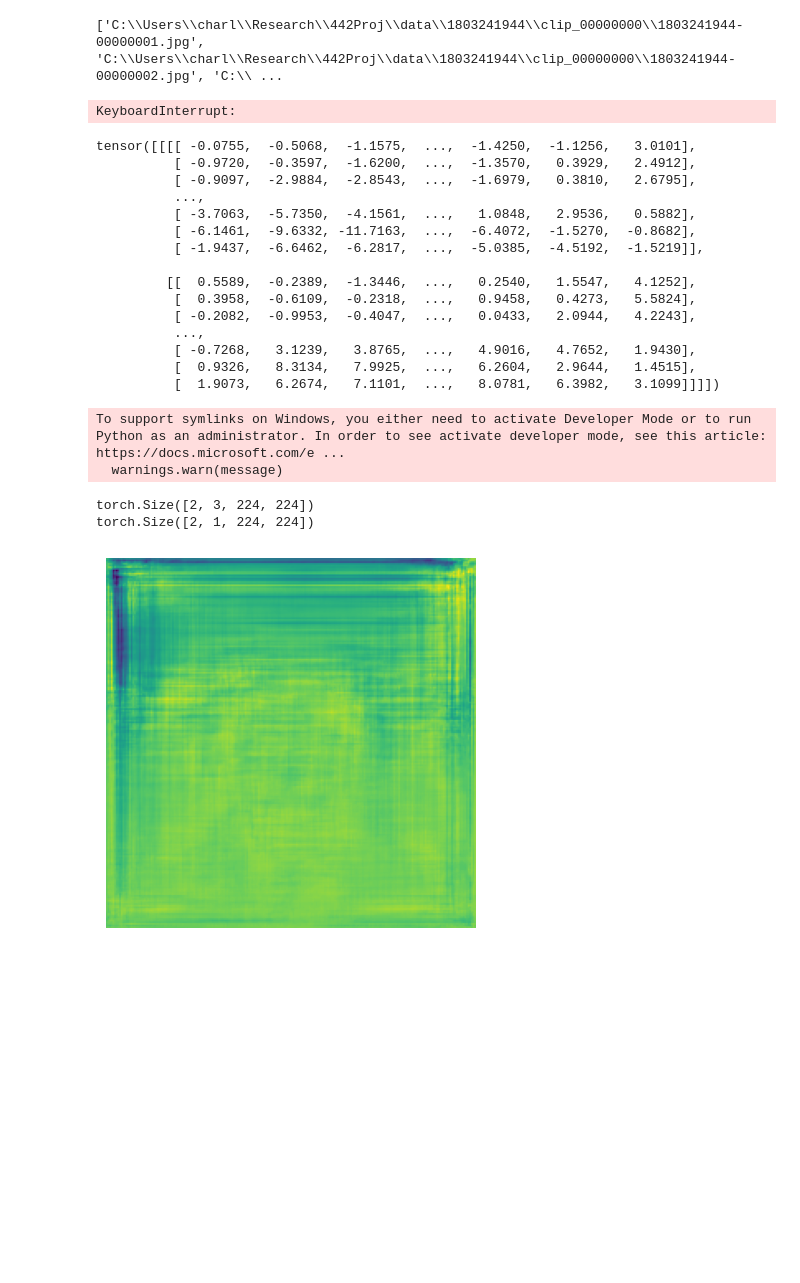
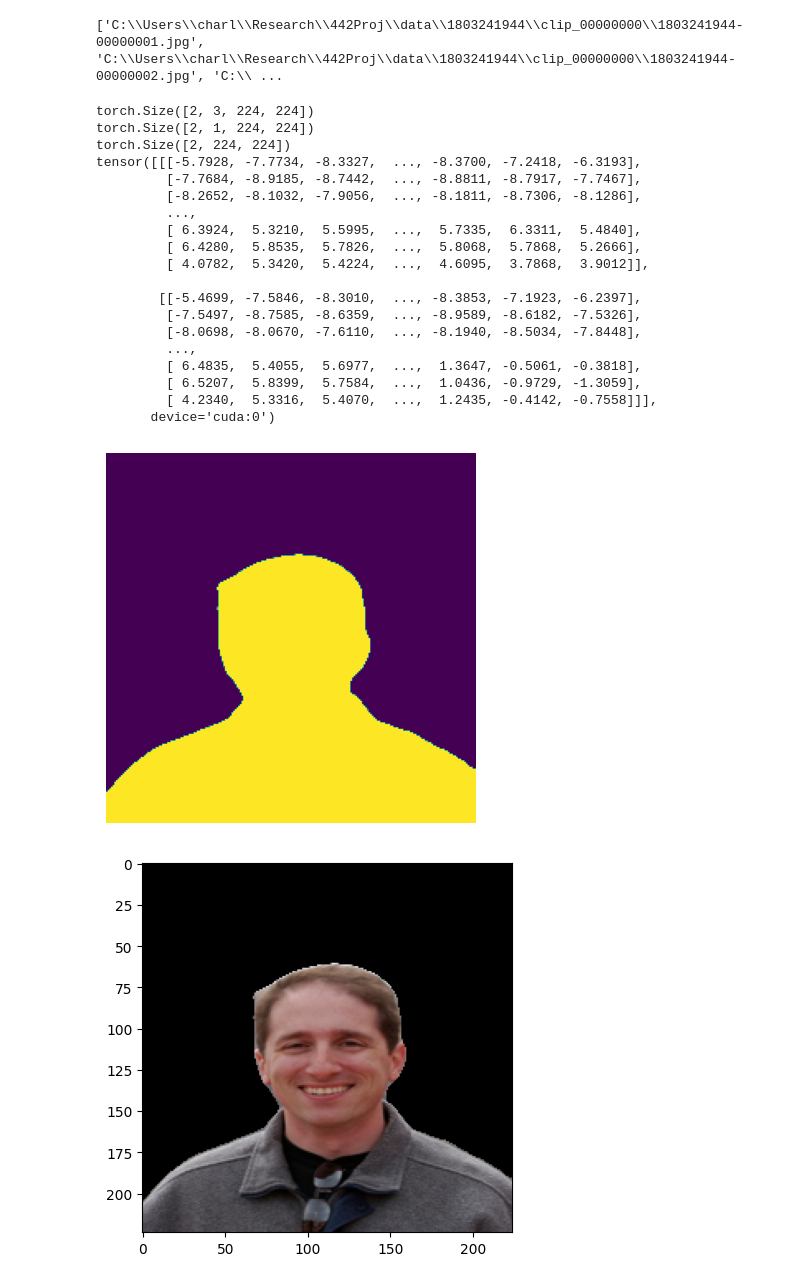
Before and after one commit to charles-pyj/pretrained-backbones-unet, a Jupyter notebook: model.ipynb, the cells around one changed output. Drawn from its saved outputs; the diff is of its cells as text; code cells hidden in the pictures; blank space fills up the shorter version.

```diff
--- a/model.ipynb
+++ b/model.ipynb
@@ -41,6 +54,7 @@ from torchvision import transforms
 ['convnext_atto', 'convnext_atto_ols', 'convnext_base', 'convnext_base_384_in22ft1k', 'convnext_base_in22ft1k', 'convnext_base_in22k', 'convnext_femto', 'convnext_femto_ols', 'convnext_large', 'convne ...
 # %%
 print(os.getcwd())
+backbone_name = "convnext_base"
 # %% [output]
 c:\Users\charl\Research\442Proj\pretrained-backbones-unet
 # %%
@@ -49,7 +63,7 @@ print(timm.list_models())
 ['bat_resnext26ts', 'beit_base_patch16_224', 'beit_base_patch16_384', 'beit_large_patch16_224', 'beit_large_patch16_384', 'beit_large_patch16_512', 'beitv2_base_patch16_224', 'beitv2_large_patch16_224 ...
 # %%
 model = Unet(
-    backbone='convnext_base', # backbone network name
+    backbone=backbone_name, # backbone network name
     in_channels=3,            # input channels (1 for gray-scale images, 3 for RGB, etc.)
     num_classes=1,            # output channels (number of classes in your dataset)
 )
@@ -112,7 +126,7 @@ trainer = Trainer(
     model,                    # UNet model with pretrained backbone
     criterion=DiceLoss(),     # loss function for model convergence
     optimizer=optimizer,      # optimizer for regularization
-    epochs=10                 # number of epochs for model training
+    epochs=2                # number of epochs for model training
 )
 # %% [output]
 ['1803241944-00000001.png', '1803241944-00000002.png', '1803241944-00000006.png', '1803241944-00000007.png', '1803241944-00000012.png', '1803241944-00000017.png', '1803241944-00000019.png', '180324194 ...
@@ -229,59 +196,50 @@ print(train_dataset.img_paths)
 ['C:\\Users\\charl\\Research\\442Proj\\data\\1803241944\\clip_00000000\\1803241944-00000001.jpg', 'C:\\Users\\charl\\Research\\442Proj\\data\\1803241944\\clip_00000000\\1803241944-00000002.jpg', 'C:\\ ...
 # %%
 trainer.fit(train_loader, val_loader)
-# %% [output]
-KeyboardInterrupt:
-# %%
-from backbones_unet.model.unet import Unet
-import torch
-from backbones_unet.utils.reproducibility import set_seed
-from backbones_unet.utils.dataset import SemanticSegmentationDataset
-from backbones_unet.model.losses import DiceLoss
-from backbones_unet.utils.trainer import Trainer
-
-# set_seed()
-
-random_tensor = torch.rand((1, 3, 64, 64))
-
-model = Unet(in_channels=3, num_classes=2)
-
-print(model.predict(random_tensor))
-# %% [output]
-tensor([[[[ -0.0755,  -0.5068,  -1.1575,  ...,  -1.4250,  -1.1256,   3.0101],
-          [ -0.9720,  -0.3597,  -1.6200,  ...,  -1.3570,   0.3929,   2.4912],
-          [ -0.9097,  -2.9884,  -2.8543,  ...,  -1.6979,   0.3810,   2.6795],
-          ...,
-          [ -3.7063,  -5.7350,  -4.1561,  ...,   1.0848,   2.9536,   0.5882],
-          [ -6.1461,  -9.6332, -11.7163,  ...,  -6.4072,  -1.5270,  -0.8682],
-          [ -1.9437,  -6.6462,  -6.2817,  ...,  -5.0385,  -4.5192,  -1.5219]],
-
-         [[  0.5589,  -0.2389,  -1.3446,  ...,   0.2540,   1.5547,   4.1252],
-          [  0.3958,  -0.6109,  -0.2318,  ...,   0.9458,   0.4273,   5.5824],
-          [ -0.2082,  -0.9953,  -0.4047,  ...,   0.0433,   2.0944,   4.2243],
-          ...,
-          [ -0.7268,   3.1239,   3.8765,  ...,   4.9016,   4.7652,   1.9430],
-          [  0.9326,   8.3134,   7.9925,  ...,   6.2604,   2.9644,   1.4515],
-          [  1.9073,   6.2674,   7.1101,  ...,   8.0781,   6.3982,   3.1099]]]])
-To support symlinks on Windows, you either need to activate Developer Mode or to run Python as an administrator. In order to see activate developer mode, see this article: https://docs.microsoft.com/e ...
-  warnings.warn(message)
 # %%
 import matplotlib.pyplot as plt
 import numpy as np
 for i, (inputs, labels) in enumerate(train_loader):
         # Your training process, e.g., forward pass, backward pass, optimize, etc.
         print(inputs.shape)
-        print(inputs)
         print(labels.shape)
-        outputs = model.predict(inputs)
+        #print(labels[0,0])
+        #print(inputs)
+        outputs = model.predict(inputs.to('cuda')).squeeze()
 # Ensure it's suitable for display: clip values to be within the interval [0, 1]
-        image = outputs[0,0,:,:]
+        print(outputs.shape)
 # Display the image
-
-        plt.imshow(image)
+        print(outputs)
+        outputs = torch.clamp(outputs, min=0, max=1)
+        plt.imshow(outputs[0].cpu())
         plt.axis('off')  # Turn off axis numbers and ticks
         plt.show()
-        break
+        out = inputs[0] * outputs[0].cpu()
+        plt.imshow(out.squeeze().permute(1,2,0))
+        plt.show()
+        plt.imshow(labels[0])
+        plt.show()
+        if i == 4:
+          break
 # %% [output]
 torch.Size([2, 3, 224, 224])
 torch.Size([2, 1, 224, 224])
+torch.Size([2, 224, 224])
+tensor([[[-5.7928, -7.7734, -8.3327,  ..., -8.3700, -7.2418, -6.3193],
+         [-7.7684, -8.9185, -8.7442,  ..., -8.8811, -8.7917, -7.7467],
+         [-8.2652, -8.1032, -7.9056,  ..., -8.1811, -8.7306, -8.1286],
+         ...,
+         [ 6.3924,  5.3210,  5.5995,  ...,  5.7335,  6.3311,  5.4840],
+         [ 6.4280,  5.8535,  5.7826,  ...,  5.8068,  5.7868,  5.2666],
+         [ 4.0782,  5.3420,  5.4224,  ...,  4.6095,  3.7868,  3.9012]],
+
+        [[-5.4699, -7.5846, -8.3010,  ..., -8.3853, -7.1923, -6.2397],
+         [-7.5497, -8.7585, -8.6359,  ..., -8.9589, -8.6182, -7.5326],
+         [-8.0698, -8.0670, -7.6110,  ..., -8.1940, -8.5034, -7.8448],
+         ...,
+         [ 6.4835,  5.4055,  5.6977,  ...,  1.3647, -0.5061, -0.3818],
+         [ 6.5207,  5.8399,  5.7584,  ...,  1.0436, -0.9729, -1.3059],
+         [ 4.2340,  5.3316,  5.4070,  ...,  1.2435, -0.4142, -0.7558]]],
+       device='cuda:0')
-[figure, old version]
+[figure, new version]
+[figure, added]
```
Also changed, not shown: parts of 14 cells of this notebook, 3 other files.
